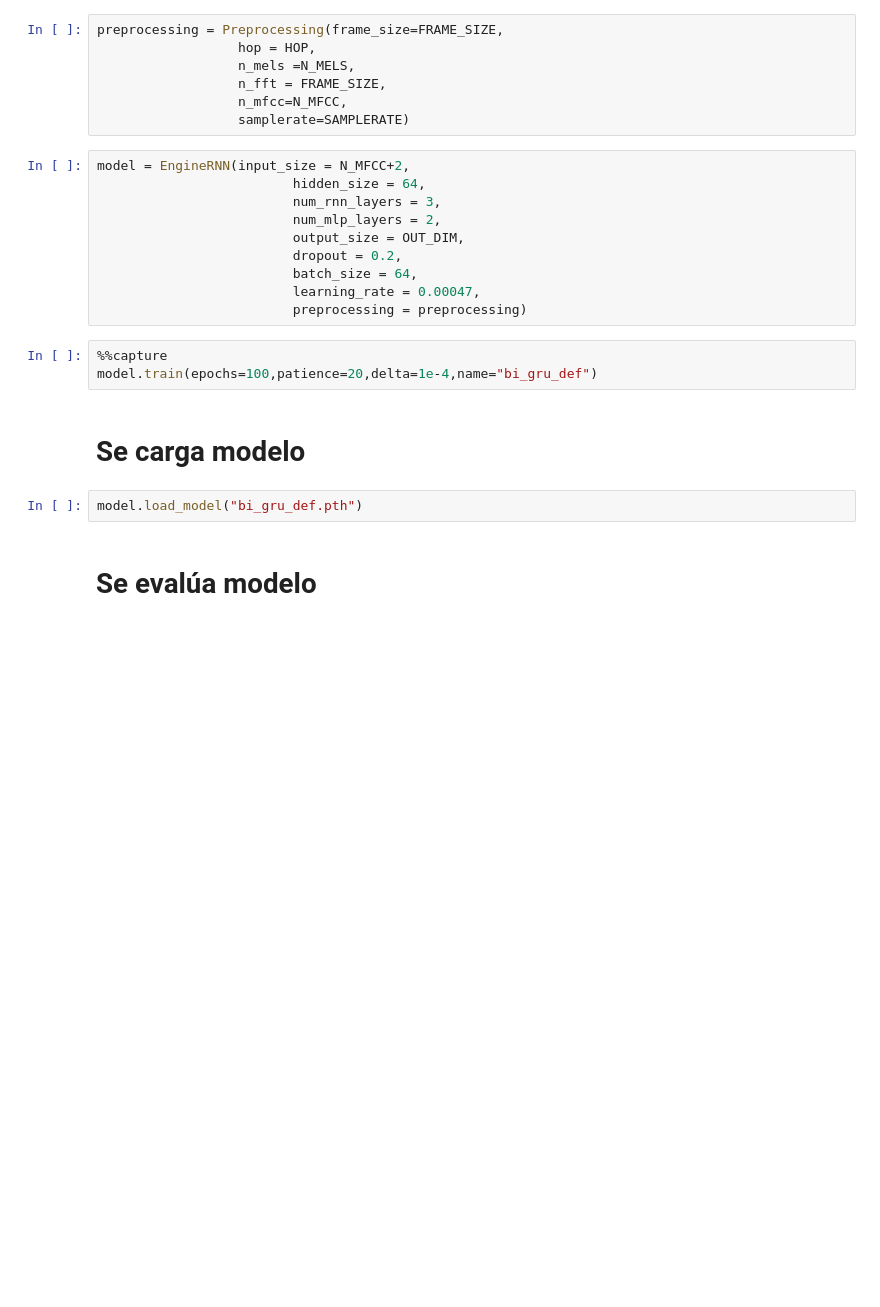
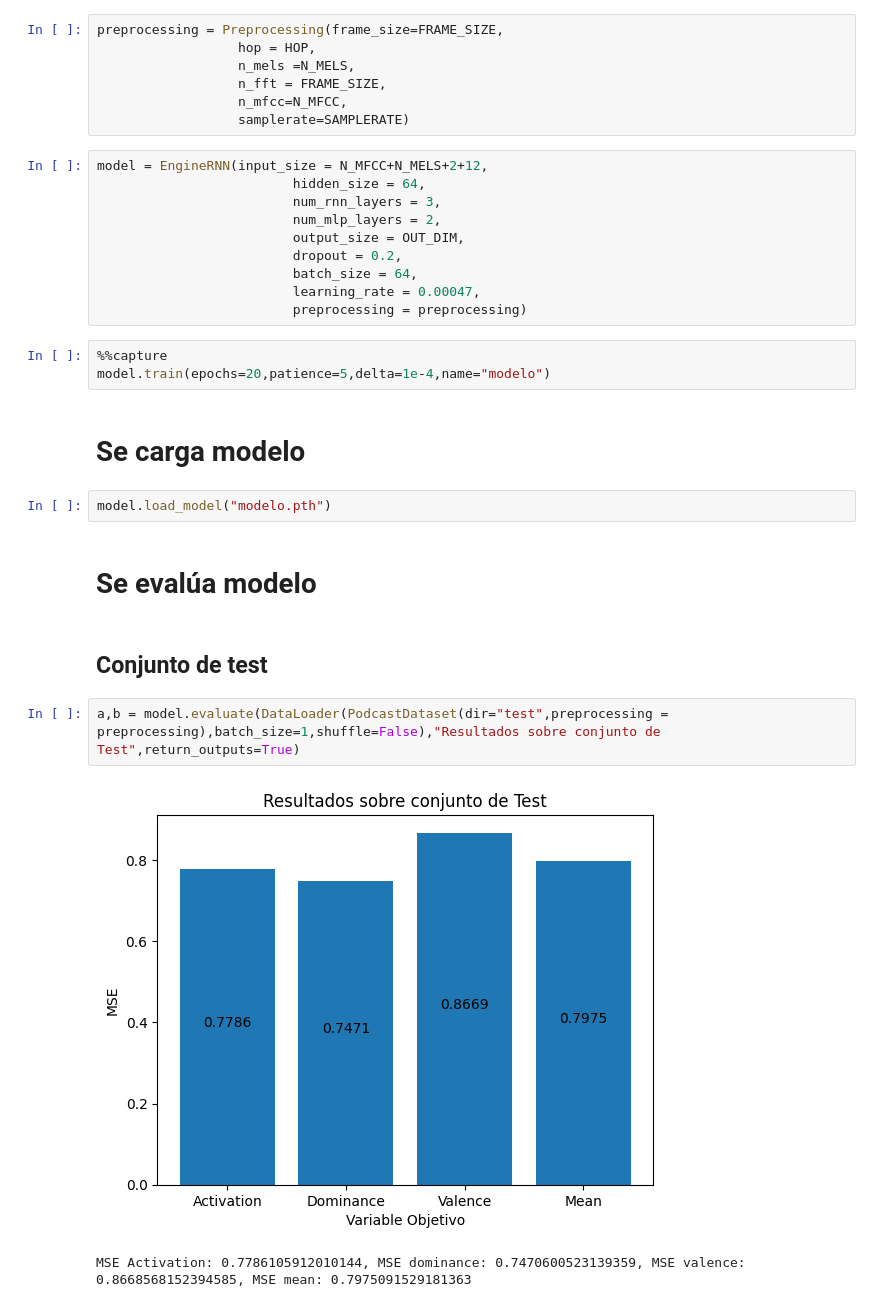
Before and after one commit to sbstnvsqz0/EL7060, a Jupyter notebook: T3/demo.ipynb, the cells around one changed output. Drawn from its saved outputs; the diff is of its cells as text; blank space fills up the shorter version.

```diff
--- a/T3/demo.ipynb
+++ b/T3/demo.ipynb
@@ -15,7 +15,7 @@ preprocessing = Preprocessing(frame_size=FRAME_SIZE,
                   n_mfcc=N_MFCC,
                   samplerate=SAMPLERATE)
 # %%
-model = EngineRNN(input_size = N_MFCC+2,
+model = EngineRNN(input_size = N_MFCC+N_MELS+2+12,
                          hidden_size = 64,
                          num_rnn_layers = 3,
                          num_mlp_layers = 2,
@@ -26,10 +26,17 @@ model = EngineRNN(input_size = N_MFCC+2,
                          preprocessing = preprocessing)
 # %%
 %%capture
-model.train(epochs=100,patience=20,delta=1e-4,name="bi_gru_def")
+model.train(epochs=20,patience=5,delta=1e-4,name="modelo")
 # %% [markdown]
 # Se carga modelo
 # %%
-model.load_model("bi_gru_def.pth")
+model.load_model("modelo.pth")
 # %% [markdown]
 # Se evalúa modelo
+# %% [markdown]
+## Conjunto de test
+# %%
+a,b = model.evaluate(DataLoader(PodcastDataset(dir="test",preprocessing = preprocessing),batch_size=1,shuffle=False),"Resultados sobre conjunto de Test",return_outputs=True)
+# %% [output]
+[figure, added]
+MSE Activation: 0.7786105912010144, MSE dominance: 0.7470600523139359, MSE valence: 0.8668568152394585, MSE mean: 0.7975091529181363
```
Also changed, not shown: parts of 13 cells of this notebook, 7 other files.
